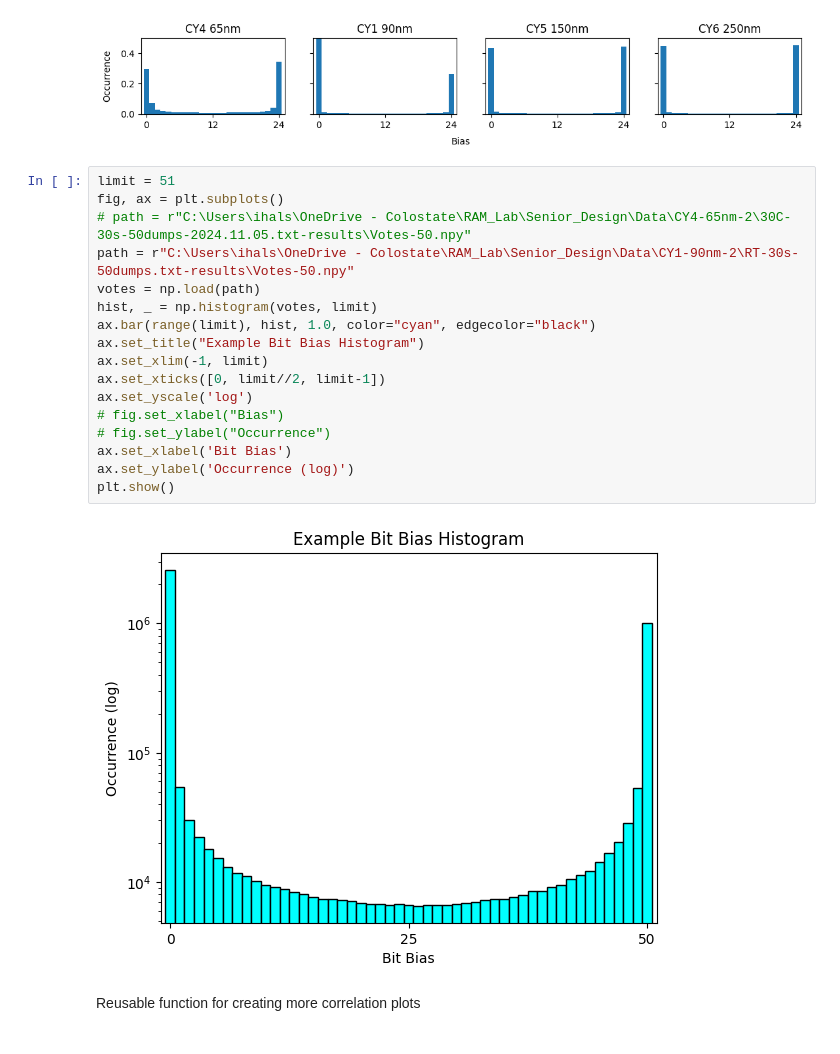
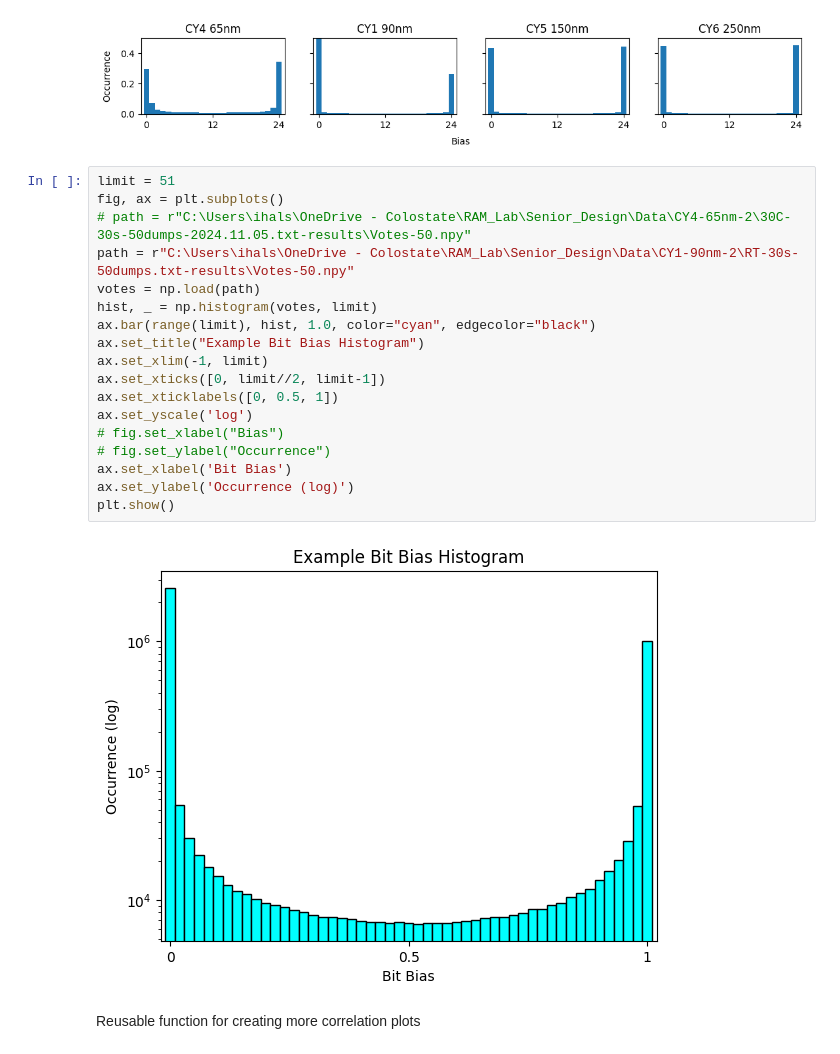
Before and after one commit to ihalseide/sram-fingerprint, a Jupyter notebook: analysis/izak_notebook.ipynb, the cells around one changed output. Drawn from its saved outputs; the diff is of its cells as text.

```diff
--- a/analysis/izak_notebook.ipynb
+++ b/analysis/izak_notebook.ipynb
@@ -2042,22 +2062,23 @@ for is_log in (True, False):
 # %%
 limit = 51
 fig, ax = plt.subplots()
 # path = r"C:\Users\ihals\OneDrive - Colostate\RAM_Lab\Senior_Design\Data\CY4-65nm-2\30C-30s-50dumps-2024.11.05.txt-results\Votes-50.npy"
 path = r"C:\Users\ihals\OneDrive - Colostate\RAM_Lab\Senior_Design\Data\CY1-90nm-2\RT-30s-50dumps.txt-results\Votes-50.npy"
 votes = np.load(path)
 hist, _ = np.histogram(votes, limit)
 ax.bar(range(limit), hist, 1.0, color="cyan", edgecolor="black")
 ax.set_title("Example Bit Bias Histogram")
 ax.set_xlim(-1, limit)
 ax.set_xticks([0, limit//2, limit-1])
+ax.set_xticklabels([0, 0.5, 1])
 ax.set_yscale('log')
 # fig.set_xlabel("Bias")
 # fig.set_ylabel("Occurrence")
 ax.set_xlabel('Bit Bias')
 ax.set_ylabel('Occurrence (log)')
 plt.show()
 # %% [output]
-[figure, old version]
+[figure, new version]
 # %% [markdown]
 Reusable function for creating more correlation plots
 # %%
```
Also changed, not shown: parts of 4 cells of this notebook.
